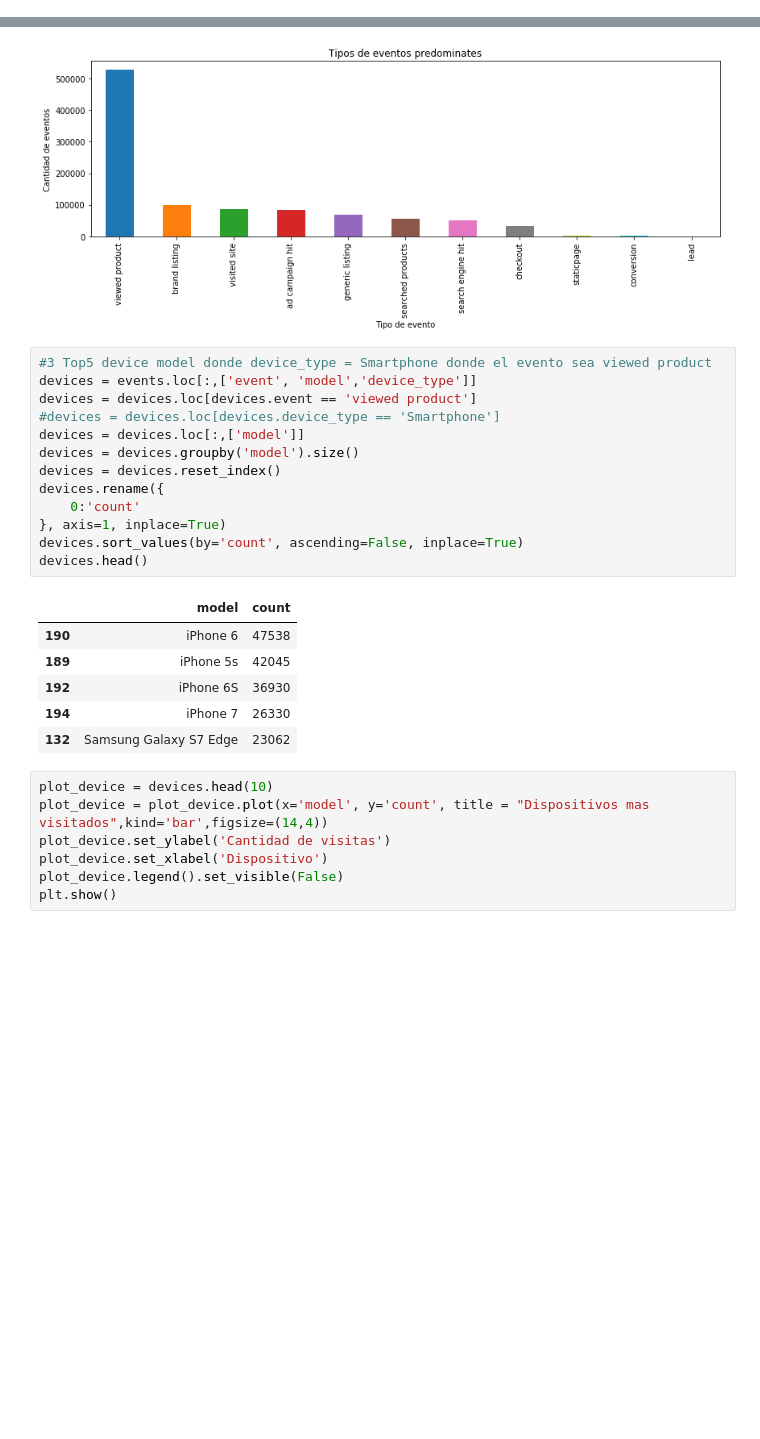
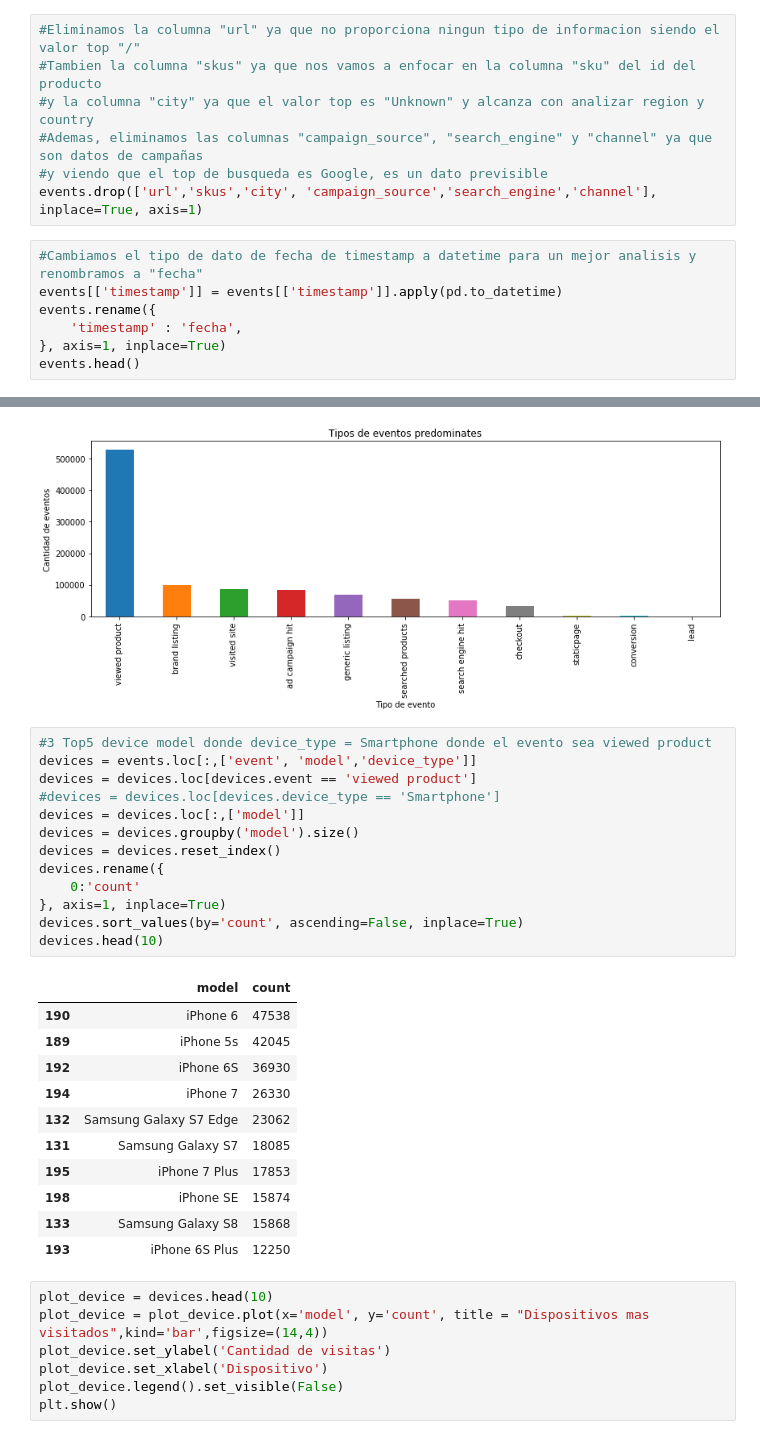
Before and after one commit to Memphis14F/datosTp1, a Jupyter notebook: WebAnalyticsEvents.ipynb, the cells around one changed output, grey strips where cells are left out. Drawn from its saved outputs; the diff is of its cells as text; blank space fills up the shorter version.

```diff
--- a/WebAnalyticsEvents.ipynb
+++ b/WebAnalyticsEvents.ipynb
@@ -39,0 +42,14 @@ Index(['timestamp', 'event', 'person', 'url', 'sku', 'model', 'condition',
+# %%
+#Eliminamos la columna "url" ya que no proporciona ningun tipo de informacion siendo el valor top "/"
+#Tambien la columna "skus" ya que nos vamos a enfocar en la columna "sku" del id del producto
+#y la columna "city" ya que el valor top es "Unknown" y alcanza con analizar region y country
+#Ademas, eliminamos las columnas "campaign_source", "search_engine" y "channel" ya que son datos de campañas
+#y viendo que el top de busqueda es Google, es un dato previsible
+events.drop(['url','skus','city', 'campaign_source','search_engine','channel'], inplace=True, axis=1)
+# %%
+#Cambiamos el tipo de dato de fecha de timestamp a datetime para un mejor analisis y renombramos a "fecha"
+events[['timestamp']] = events[['timestamp']].apply(pd.to_datetime)
+events.rename({
+    'timestamp' : 'fecha',
+}, axis=1, inplace=True)
+events.head()
@@ -70,23 +99,28 @@ plt.show()
 # %%
 #3 Top5 device model donde device_type = Smartphone donde el evento sea viewed product
 devices = events.loc[:,['event', 'model','device_type']]
 devices = devices.loc[devices.event == 'viewed product']
 #devices = devices.loc[devices.device_type == 'Smartphone']
 devices = devices.loc[:,['model']]
 devices = devices.groupby('model').size()
 devices = devices.reset_index()
 devices.rename({
     0:'count'
 }, axis=1, inplace=True)
 devices.sort_values(by='count', ascending=False, inplace=True)
-devices.head()
+devices.head(10)
 # %% [output]
 |  | model | count |
 | 190 | iPhone 6 | 47538 |
 | 189 | iPhone 5s | 42045 |
 | 192 | iPhone 6S | 36930 |
 | 194 | iPhone 7 | 26330 |
 | 132 | Samsung Galaxy S7 Edge | 23062 |
+| 131 | Samsung Galaxy S7 | 18085 |
+| 195 | iPhone 7 Plus | 17853 |
+| 198 | iPhone SE | 15874 |
+| 133 | Samsung Galaxy S8 | 15868 |
+| 193 | iPhone 6S Plus | 12250 |
 # %%
 plot_device = devices.head(10)
 plot_device = plot_device.plot(x='model', y='count', title = "Dispositivos mas visitados",kind='bar',figsize=(14,4))
```
Also changed, not shown: parts of 15 cells of this notebook.
